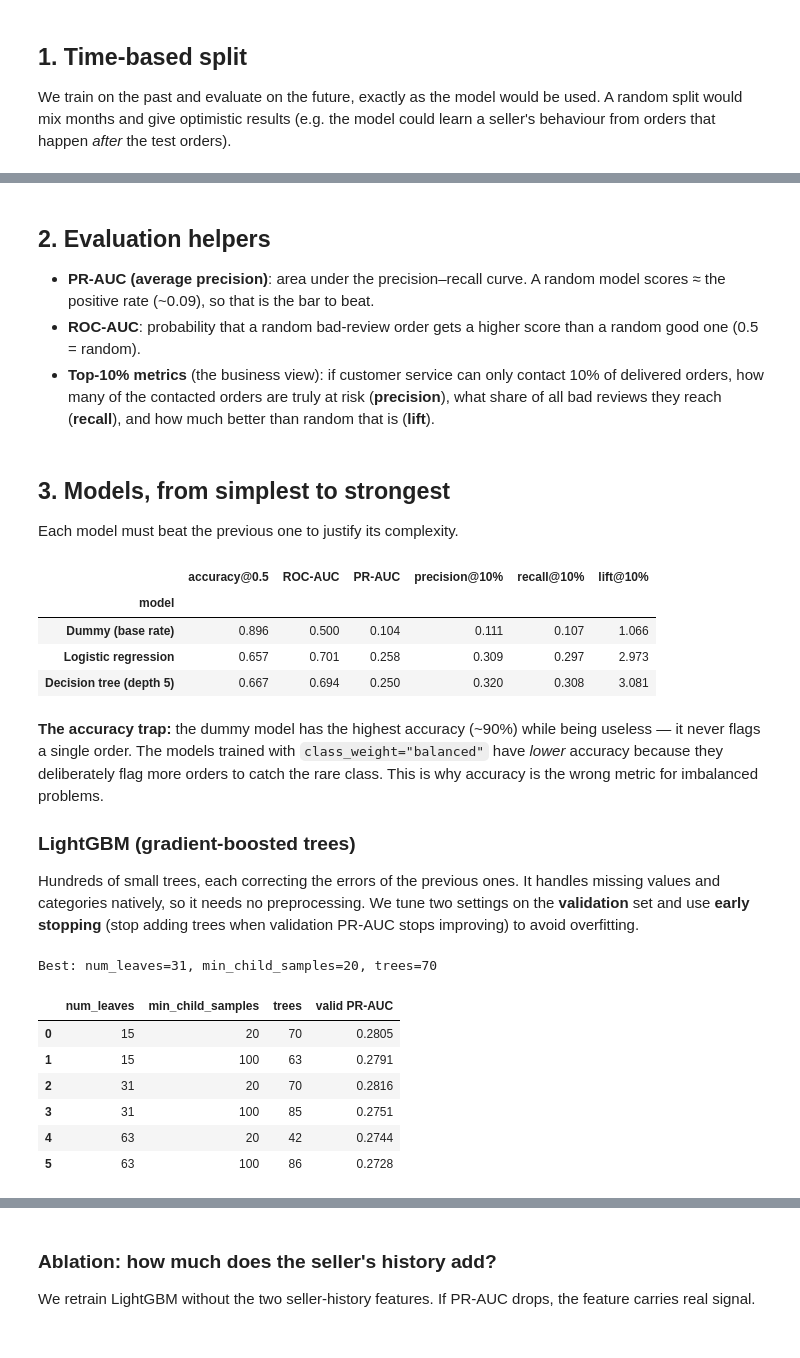
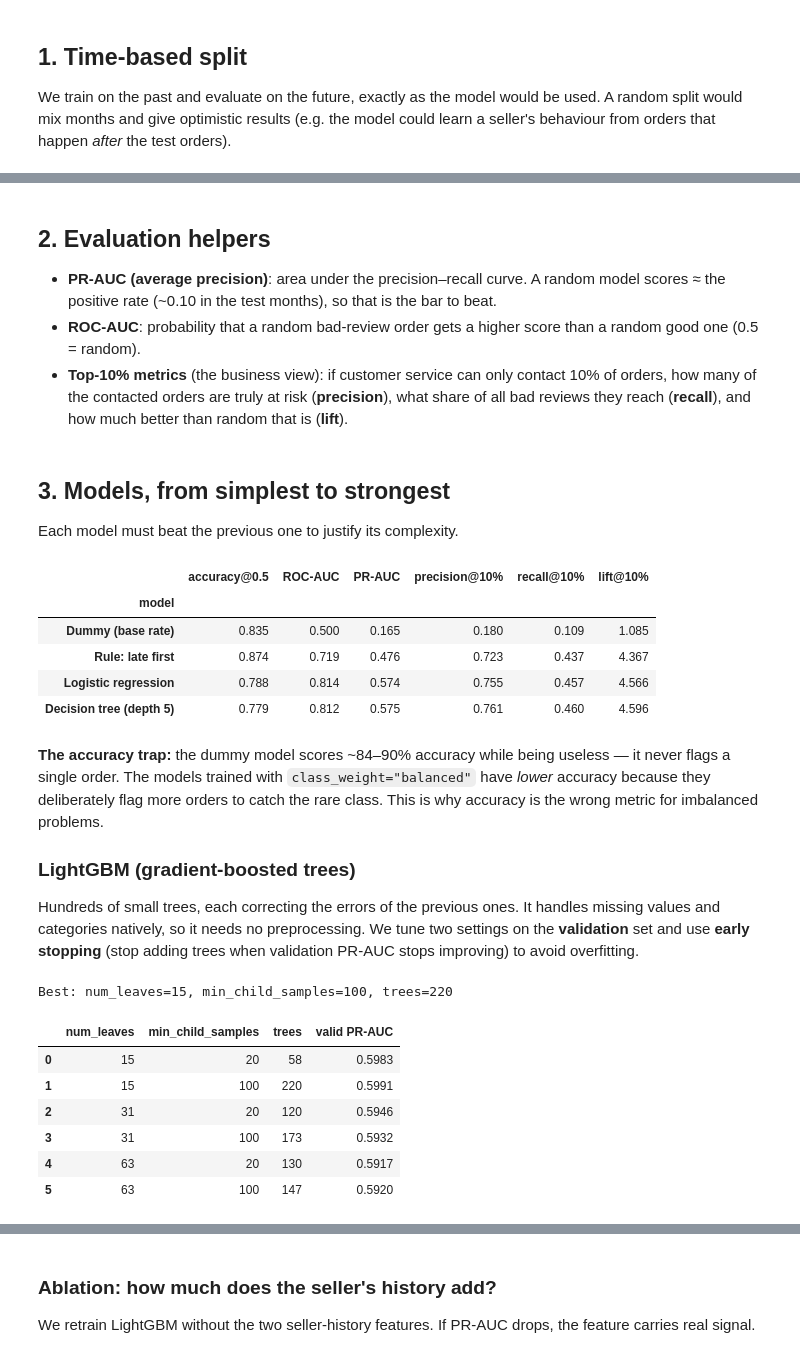
Before and after one commit to bruno1013/olist-customer-analytics, a Jupyter notebook: notebooks/04_bad_review_model.ipynb, the cells around one changed output, grey strips where cells are left out. Cells and saved outputs as stored; diff of their text form; code cells hidden in the pictures.

```diff
--- a/notebooks/04_bad_review_model.ipynb
+++ b/notebooks/04_bad_review_model.ipynb
@@ -102,9 +105,9 @@ pd.DataFrame({
 # %% [markdown]
 ## 2. Evaluation helpers
 
-- **PR-AUC (average precision)**: area under the precision–recall curve. A random model scores ≈ the positive rate (~0.09), so that is the bar to beat.
+- **PR-AUC (average precision)**: area under the precision–recall curve. A random model scores ≈ the positive rate (~0.10 in the test months), so that is the bar to beat.
 - **ROC-AUC**: probability that a random bad-review order gets a higher score than a random good one (0.5 = random).
-- **Top-10% metrics** (the business view): if customer service can only contact 10% of delivered orders, how many of the contacted orders are truly at risk (**precision**), what share of all bad reviews they reach (**recall**), and how much better than random that is (**lift**).
+- **Top-10% metrics** (the business view): if customer service can only contact 10% of orders, how many of the contacted orders are truly at risk (**precision**), what share of all bad reviews they reach (**recall**), and how much better than random that is (**lift**).
 # %%
 def top_k(y, proba, frac=0.10):
     n = int(len(y) * frac)
@@ -135,39 +138,56 @@ preprocess = ColumnTransformer([
     ("cat", OneHotEncoder(handle_unknown="infrequent_if_exist", min_frequency=100), CATEGORICAL_FEATURES),
 ])
 
 # Trees split on thresholds, so they do not need scaling. Without it, the tree's
 # rules stay in real units (e.g. "n_items <= 1.5") and are easy to read.
 preprocess_tree = ColumnTransformer([
     ("num", SimpleImputer(strategy="median"), num_cols),
     ("cat", OneHotEncoder(handle_unknown="infrequent_if_exist", min_frequency=100), CATEGORICAL_FEATURES),
 ])
 
+class LateRule:
+    """Business-rule baseline: late orders first, the later the riskier.
+
+    No learning: the score is 0.5 + a bit for late orders, below 0.5 for on-time
+    ones, ordered by how many days late the order is on the survey day.
+    """
+    def fit(self, X, y):
+        return self
+
+    def predict_proba(self, X):
+        days = X["days_late_at_survey"].clip(-60, 60).to_numpy()
+        score = 0.5 * X["is_late"].to_numpy() + 0.5 * (days + 60) / 121
+        return np.column_stack([1 - score, score])
+
+
 models = {
-    # 1) Baseline: predicts the training bad-review rate for everyone
+    # 1) Baselines: the training bad-review rate for everyone, and a simple business rule
     "Dummy (base rate)": DummyClassifier(strategy="prior"),
+    "Rule: late first": LateRule(),
     # 2) Logistic regression; class_weight="balanced" gives the rare class more weight
     "Logistic regression": Pipeline([("prep", preprocess),
                                      ("clf", LogisticRegression(max_iter=2000, class_weight="balanced"))]),
     # 3) Shallow decision tree: easy to read, the model from the DATA 5503 course
     "Decision tree (depth 5)": Pipeline([("prep", preprocess_tree),
                                          ("clf", DecisionTreeClassifier(max_depth=5, min_samples_leaf=200,
                                                                         class_weight="balanced", random_state=42))]),
 }
 
 valid_scores, fitted = [], {}
 for name, model in models.items():
     model.fit(X_train, y_train)
     fitted[name] = model
     valid_scores.append(evaluate(name, y_valid, model.predict_proba(X_valid)[:, 1]))
 pd.DataFrame(valid_scores).set_index("model").round(3)
 # %% [output]
 |  | accuracy@0.5 | ROC-AUC | PR-AUC | precision@10% | recall@10% | lift@10% |
 | model |  |  |  |  |  |  |
-| Dummy (base rate) | 0.896 | 0.500 | 0.104 | 0.111 | 0.107 | 1.066 |
-| Logistic regression | 0.657 | 0.701 | 0.258 | 0.309 | 0.297 | 2.973 |
-| Decision tree (depth 5) | 0.667 | 0.694 | 0.250 | 0.320 | 0.308 | 3.081 |
+| Dummy (base rate) | 0.835 | 0.500 | 0.165 | 0.180 | 0.109 | 1.085 |
+| Rule: late first | 0.874 | 0.719 | 0.476 | 0.723 | 0.437 | 4.367 |
+| Logistic regression | 0.788 | 0.814 | 0.574 | 0.755 | 0.457 | 4.566 |
+| Decision tree (depth 5) | 0.779 | 0.812 | 0.575 | 0.761 | 0.460 | 4.596 |
 # %% [markdown]
-**The accuracy trap:** the dummy model has the highest accuracy (~90%) while being useless — it never flags a single order. The models trained with `class_weight="balanced"` have *lower* accuracy because they deliberately flag more orders to catch the rare class. This is why accuracy is the wrong metric for imbalanced problems.
+**The accuracy trap:** the dummy model scores ~84–90% accuracy while being useless — it never flags a single order. The models trained with `class_weight="balanced"` have *lower* accuracy because they deliberately flag more orders to catch the rare class. This is why accuracy is the wrong metric for imbalanced problems.
 
 ### LightGBM (gradient-boosted trees)
 
@@ -201,14 +221,14 @@ valid_scores.append(evaluate("LightGBM", y_valid, lgbm.predict_proba(X_valid)[:,
 print(f"Best: num_leaves={best['num_leaves']}, min_child_samples={best['min_child_samples']}, trees={best['trees']}")
 grid.drop(columns="model").round(4)
 # %% [output]
-Best: num_leaves=31, min_child_samples=20, trees=70
+Best: num_leaves=15, min_child_samples=100, trees=220
 |  | num_leaves | min_child_samples | trees | valid PR-AUC |
-| 0 | 15 | 20 | 70 | 0.2805 |
-| 1 | 15 | 100 | 63 | 0.2791 |
-| 2 | 31 | 20 | 70 | 0.2816 |
-| 3 | 31 | 100 | 85 | 0.2751 |
-| 4 | 63 | 20 | 42 | 0.2744 |
-| 5 | 63 | 100 | 86 | 0.2728 |
+| 0 | 15 | 20 | 58 | 0.5983 |
+| 1 | 15 | 100 | 220 | 0.5991 |
+| 2 | 31 | 20 | 120 | 0.5946 |
+| 3 | 31 | 100 | 173 | 0.5932 |
+| 4 | 63 | 20 | 130 | 0.5917 |
+| 5 | 63 | 100 | 147 | 0.5920 |
 # %%
 pd.DataFrame(valid_scores).set_index("model").round(3)
 # %% [output]
```
Also changed, not shown: parts of 15 cells of this notebook, 25 other files.
